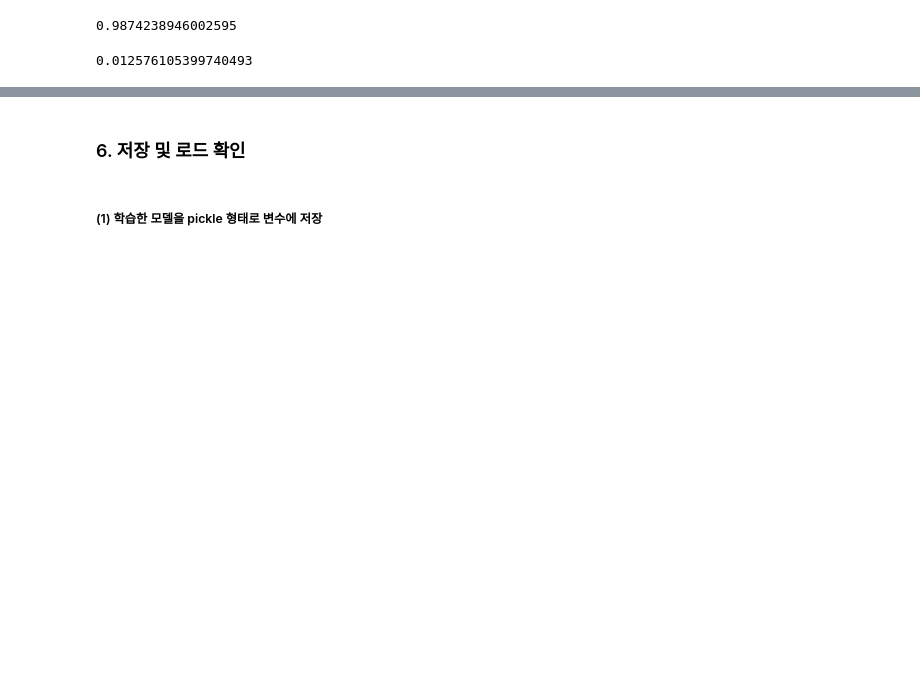
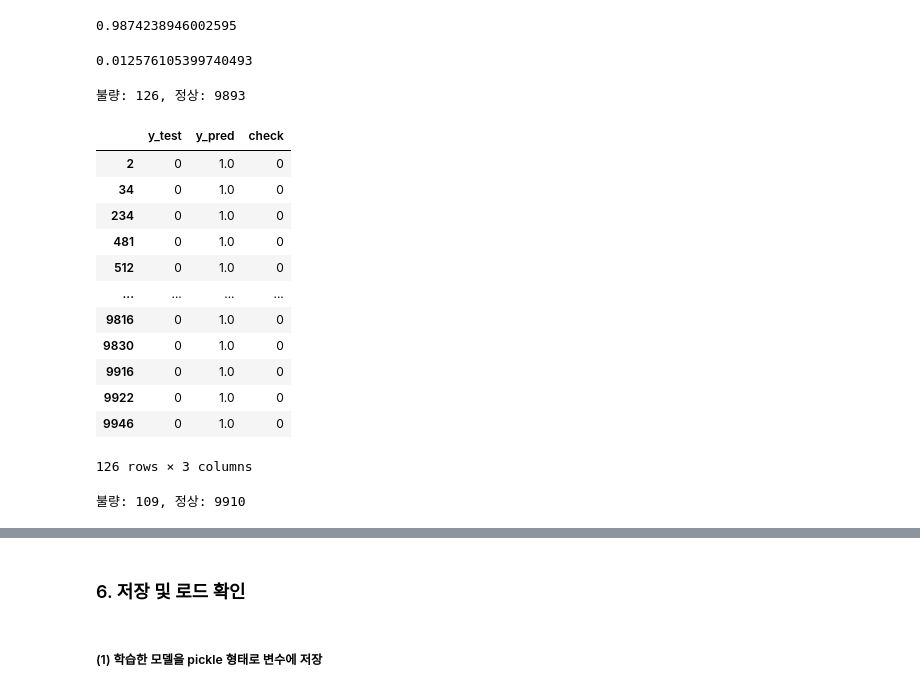
Before and after one commit to och5351/Bigdata_busan, a Jupyter notebook: ML/hng_LGBM/LightGBM.ipynb, the cells around one changed output, grey strips where cells are left out. Drawn from its saved outputs; the diff is of its cells as text; code cells hidden in the pictures; blank space fills up the shorter version.

```diff
--- a/ML/hng_LGBM/LightGBM.ipynb
+++ b/ML/hng_LGBM/LightGBM.ipynb
@@ -311,3 +311,51 @@ len(df[(df['check']==1)]) / len(df)
 len(df[(df['check']==0)]) / len(df)
 # %% [output]
 0.012576105399740493
+# %%
+# Test Set로 확인
+cnt0 = 0
+cnt1 = 0
+for v in y_test:
+    if v == 1 :     # 정상
+        cnt1 += 1
+    else :          # 불량
+        cnt0 += 1
+print(f'불량: {cnt0}, 정상: {cnt1}')
+# %% [output]
+불량: 126, 정상: 9893
+# %%
+tmp_df = pd.DataFrame(columns=['y_test', 'y_pred', 'check'])
+tmp_df['y_test'] = y_test
+tmp_df['y_pred'] = y_test_pred
+tmp_df['check'] = 0
+
+# 예측 결과가 같으면 check에 1로 표시
+tmp_df.loc[(tmp_df['y_test'] == tmp_df['y_pred']), 'check'] = 1
+# %%
+tmp_df[(tmp_df['check'] == 0)]
+# %% [output]
+|  | y_test | y_pred | check |
+| 2 | 0 | 1.0 | 0 |
+| 34 | 0 | 1.0 | 0 |
+| 234 | 0 | 1.0 | 0 |
+| 481 | 0 | 1.0 | 0 |
+| 512 | 0 | 1.0 | 0 |
+| ... | ... | ... | ... |
+| 9816 | 0 | 1.0 | 0 |
+| 9830 | 0 | 1.0 | 0 |
+| 9916 | 0 | 1.0 | 0 |
+| 9922 | 0 | 1.0 | 0 |
+| 9946 | 0 | 1.0 | 0 |
+126 rows × 3 columns
+# %%
+# Validation Set로 확인
+cnt0 = 0
+cnt1 = 0
+for v in y_val:
+    if v == 1 :     # 정상
+        cnt1 += 1
+    else :          # 불량
+        cnt0 += 1
+print(f'불량: {cnt0}, 정상: {cnt1}')
+# %% [output]
+불량: 109, 정상: 9910
```
Also changed, not shown: parts of 3 cells of this notebook.
